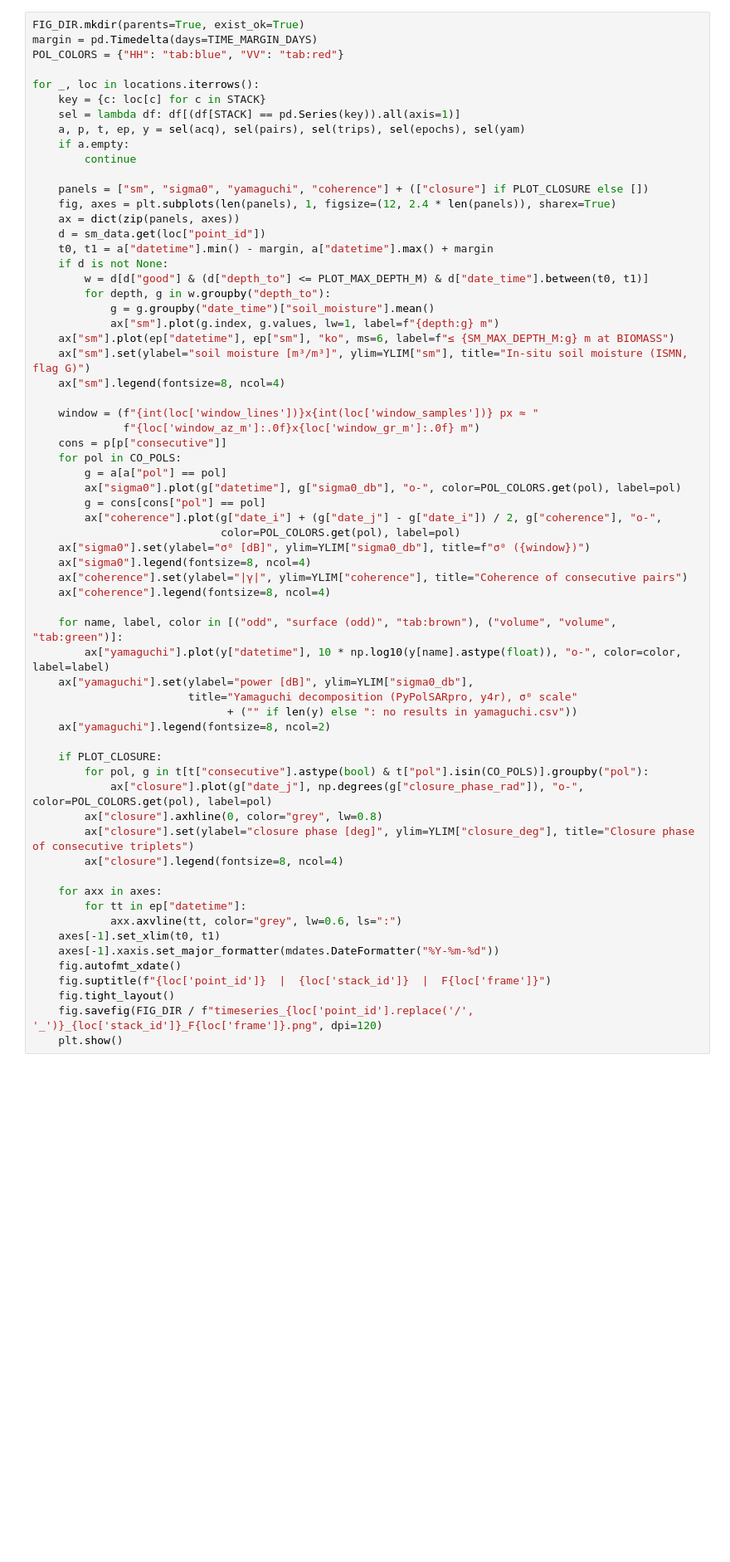
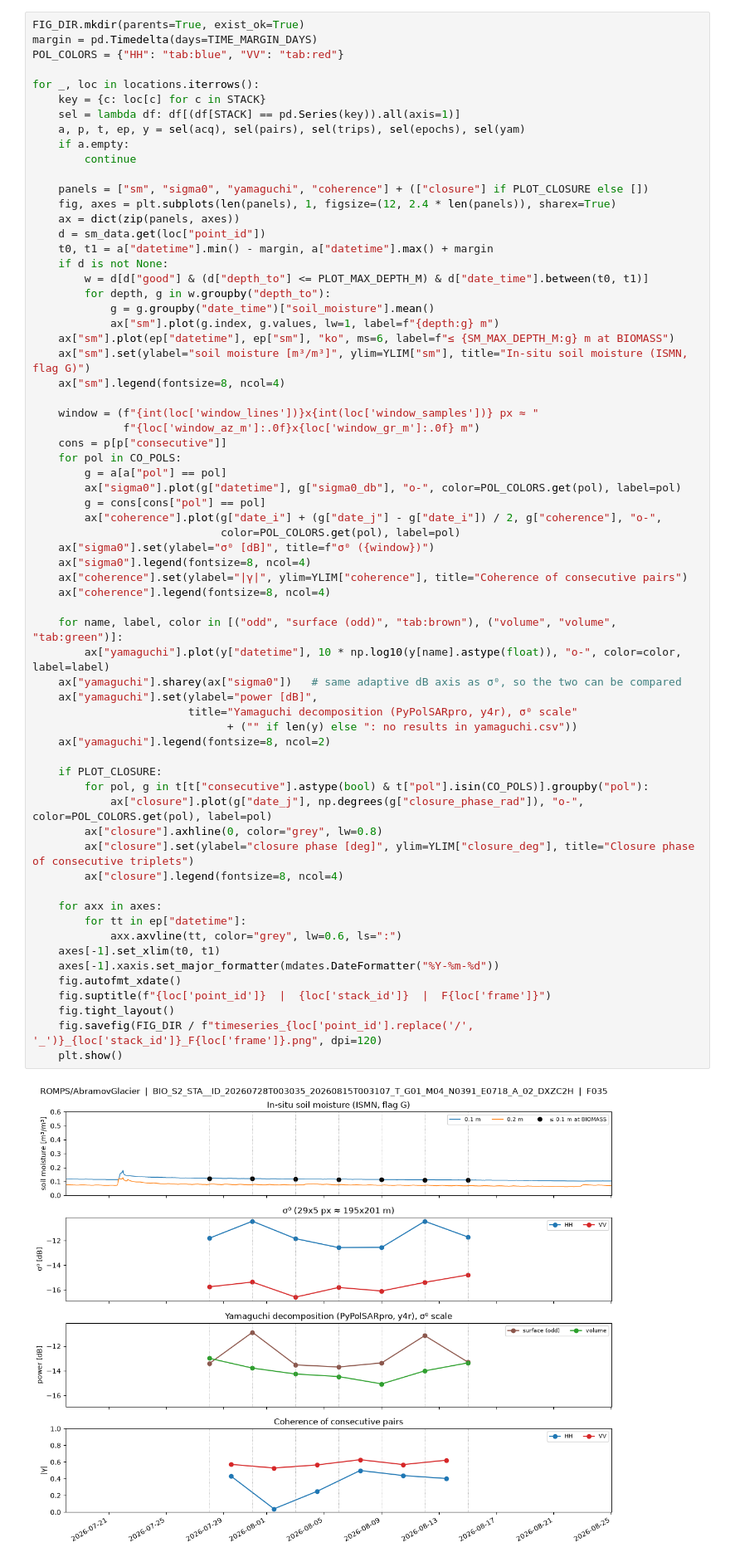
Before and after one commit to BioPAL/biomass-hackathon-2026, a Jupyter notebook: topics/11-A-SOIL-MOISTURE/Biomass L1C vs Soil Moisture Plots.ipynb, the cells around one changed output. Shown at 83% size. Cells and saved outputs as stored; diff of their text form; blank space fills up the shorter version.

```diff
--- a/topics/11-A-SOIL-MOISTURE/Biomass L1C vs Soil Moisture Plots.ipynb
+++ b/topics/11-A-SOIL-MOISTURE/Biomass L1C vs Soil Moisture Plots.ipynb
@@ -176,32 +178,35 @@ for _, loc in locations.iterrows():
         g = cons[cons["pol"] == pol]
         ax["coherence"].plot(g["date_i"] + (g["date_j"] - g["date_i"]) / 2, g["coherence"], "o-",
                              color=POL_COLORS.get(pol), label=pol)
-    ax["sigma0"].set(ylabel="σ⁰ [dB]", ylim=YLIM["sigma0_db"], title=f"σ⁰ ({window})")
+    ax["sigma0"].set(ylabel="σ⁰ [dB]", title=f"σ⁰ ({window})")
     ax["sigma0"].legend(fontsize=8, ncol=4)
     ax["coherence"].set(ylabel="|γ|", ylim=YLIM["coherence"], title="Coherence of consecutive pairs")
     ax["coherence"].legend(fontsize=8, ncol=4)
 
     for name, label, color in [("odd", "surface (odd)", "tab:brown"), ("volume", "volume", "tab:green")]:
         ax["yamaguchi"].plot(y["datetime"], 10 * np.log10(y[name].astype(float)), "o-", color=color, label=label)
-    ax["yamaguchi"].set(ylabel="power [dB]", ylim=YLIM["sigma0_db"],
+    ax["yamaguchi"].sharey(ax["sigma0"])   # same adaptive dB axis as σ⁰, so the two can be compared
+    ax["yamaguchi"].set(ylabel="power [dB]",
                         title="Yamaguchi decomposition (PyPolSARpro, y4r), σ⁰ scale"
                               + ("" if len(y) else ": no results in yamaguchi.csv"))
     ax["yamaguchi"].legend(fontsize=8, ncol=2)
 
     if PLOT_CLOSURE:
         for pol, g in t[t["consecutive"].astype(bool) & t["pol"].isin(CO_POLS)].groupby("pol"):
             ax["closure"].plot(g["date_j"], np.degrees(g["closure_phase_rad"]), "o-", color=POL_COLORS.get(pol), label=pol)
         ax["closure"].axhline(0, color="grey", lw=0.8)
         ax["closure"].set(ylabel="closure phase [deg]", ylim=YLIM["closure_deg"], title="Closure phase of consecutive triplets")
         ax["closure"].legend(fontsize=8, ncol=4)
 
     for axx in axes:
         for tt in ep["datetime"]:
             axx.axvline(tt, color="grey", lw=0.6, ls=":")
     axes[-1].set_xlim(t0, t1)
     axes[-1].xaxis.set_major_formatter(mdates.DateFormatter("%Y-%m-%d"))
     fig.autofmt_xdate()
     fig.suptitle(f"{loc['point_id']}  |  {loc['stack_id']}  |  F{loc['frame']}")
     fig.tight_layout()
     fig.savefig(FIG_DIR / f"timeseries_{loc['point_id'].replace('/', '_')}_{loc['stack_id']}_F{loc['frame']}.png", dpi=120)
     plt.show()
+# %% [output]
+[figure, added]
```
Also changed, not shown: parts of 8 cells of this notebook, 14 other files.
